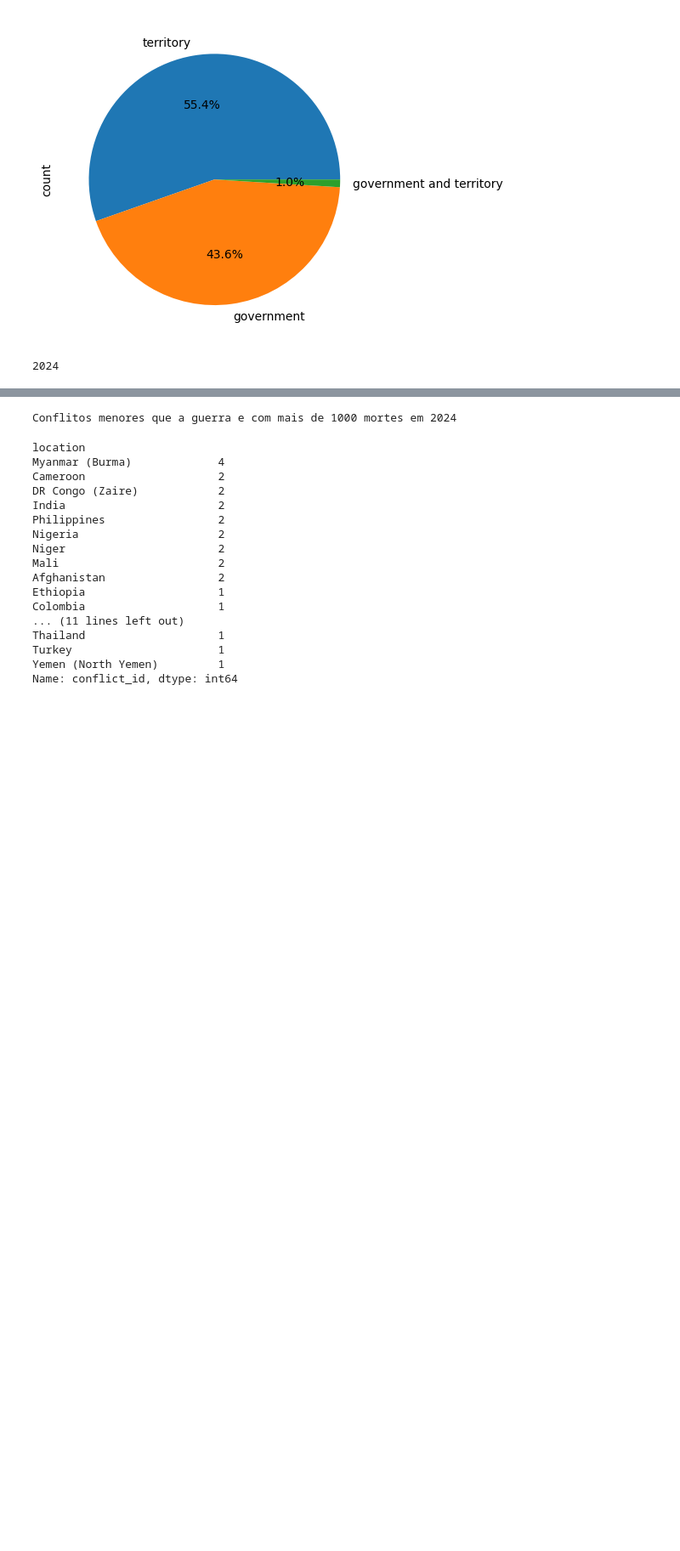
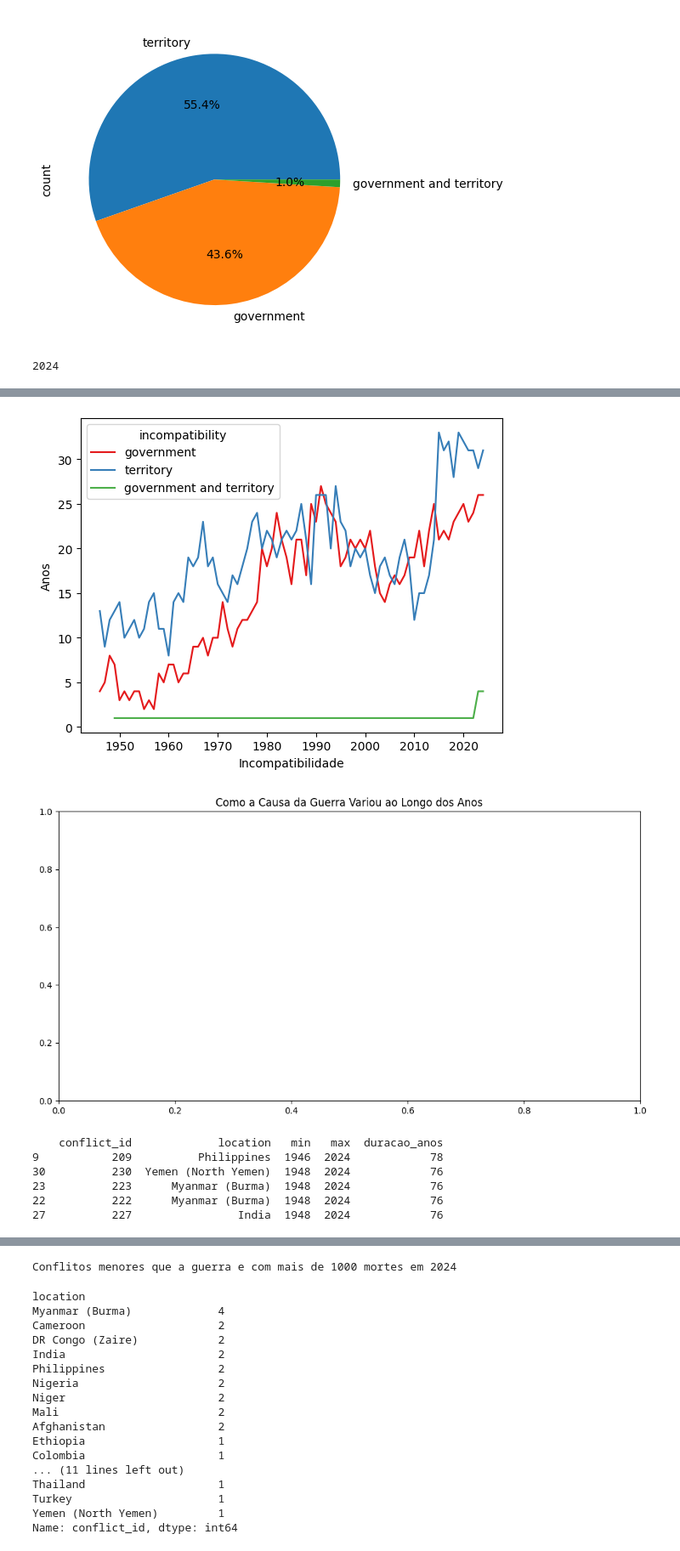
Before and after one commit to IuryFranca15/Conflitos_armados_database, a Jupyter notebook: conflitos.ipynb, the cells around one changed output, grey strips where cells are left out. Shown at 85% size. Cells and saved outputs as stored; diff of their text form; code cells hidden in the pictures; blank space fills up the shorter version.

```diff
--- a/conflitos.ipynb
+++ b/conflitos.ipynb
@@ -102,0 +127,32 @@ plt.show()
+# %%
+#como a causa das guerras mudou ao longo das decadas?
+resumo_causas = df.groupby(['year', 'incompatibility'])['conflict_id'].nunique().reset_index()
+sns.lineplot(data=resumo_causas, x='year', y='conflict_id', hue='incompatibility', palette='Set1')
+plt.xlabel("Incompatibilidade")
+plt.ylabel("Anos")
+plt.figure(figsize=(12, 6))
+plt.title("Como a Causa da Guerra Variou ao Longo dos Anos")
+plt.show()
+# %% [output]
+[figure, added]
+[figure, added]
+# %%
+#quais são os 5 conflitos mais longos do dataset?
+df['start_date'] = pd.to_datetime(df['start_date'])
+df['ep_end_date'] = pd.to_datetime(df['ep_end_date'])
+df['start_date'] = df['start_date'].dt.year
+df['ep_end_date'] = df['ep_end_date'].dt.year
+
+df['duracao'] = df['ep_end_date'] - df['start_date']
+mais_longos = df.groupby(['conflict_id', 'location'])['year'].agg(['min', 'max']).reset_index()
+mais_longos['duracao_anos'] = mais_longos['max'] - mais_longos['min']
+df.drop(columns= 'duracao')
+top5 = mais_longos.sort_values(by='duracao_anos', ascending=False).head()
+print(top5)
+# %% [output]
+    conflict_id             location   min   max  duracao_anos
+9           209          Philippines  1946  2024            78
+30          230  Yemen (North Yemen)  1948  2024            76
+23          223      Myanmar (Burma)  1948  2024            76
+22          222      Myanmar (Burma)  1948  2024            76
+27          227                India  1948  2024            76
```
Also changed, not shown: parts of 7 cells of this notebook.
